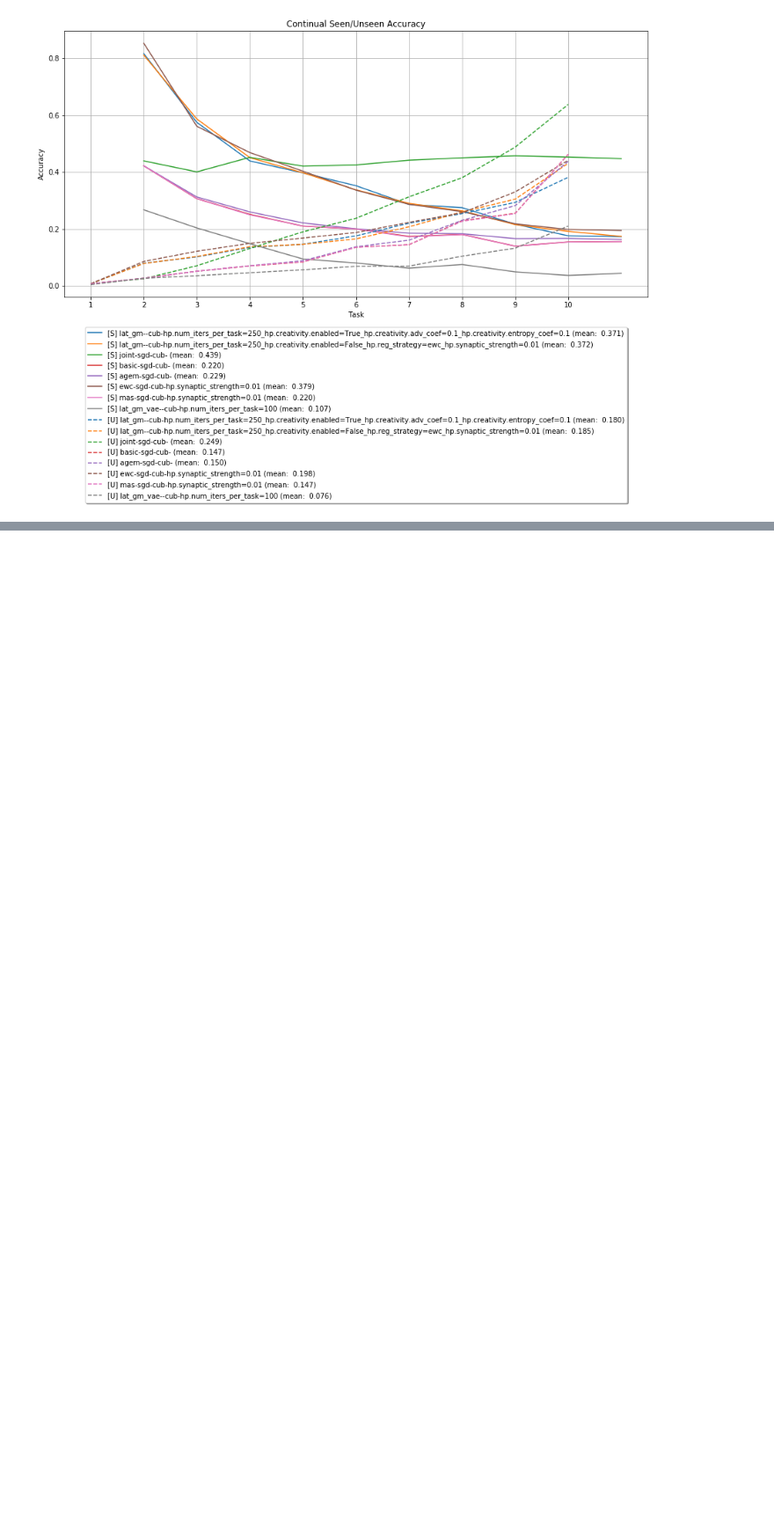
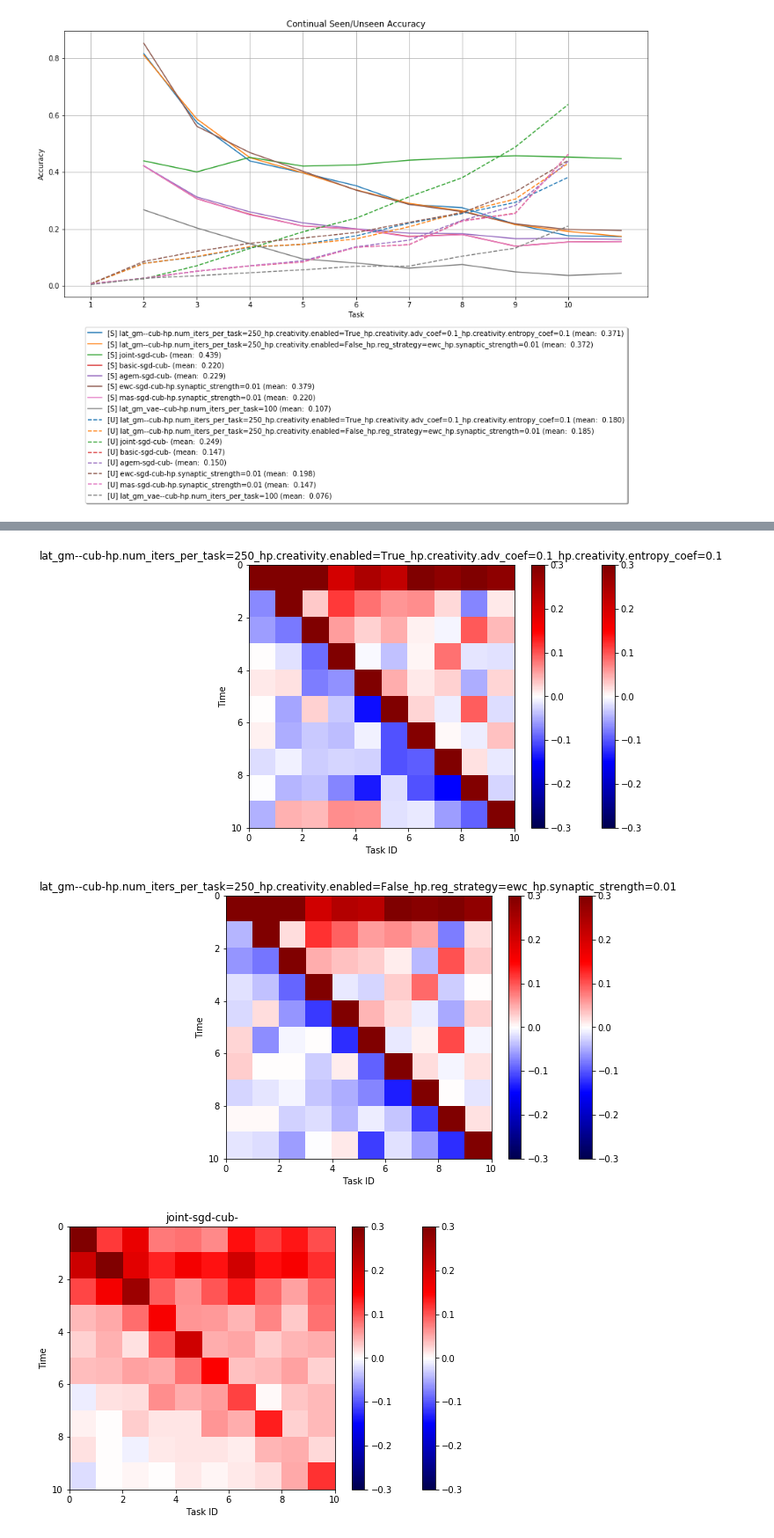
Before and after one commit to universome/class-norm, a Jupyter notebook: notebooks/visualization.ipynb, the cells around one changed output, grey strips where cells are left out. Shown at 88% size. Cells and saved outputs as stored; diff of their text form; code cells hidden in the pictures; blank space fills up the shorter version.

```diff
--- a/notebooks/visualization.ipynb
+++ b/notebooks/visualization.ipynb
@@ -153,0 +155,48 @@ plt.grid()
+# %%
+from tqdm import tqdm
+
+def plot_task_transfer_matrix(values, title: str=''):
+    # https://stackoverflow.com/questions/35727374/creating-a-matplotlib-heatmap-with-two-different-coloured-data-sets
+
+    mask_red = np.triu(np.ones_like(values), k=1).astype(bool)
+    mask_blue = np.tril(np.ones_like(values), k=0).astype(bool)
+
+    values_red = np.ma.masked_where(~mask_red, values)
+    values_blue = np.ma.masked_where(~mask_blue, values)
+
+    # # Make a side-by-side plot
+    fig, ax = plt.subplots(figsize=(10, 5))
+    plt.title(title)
+    redmesh = ax.pcolormesh(values_red, cmap='seismic', vmin=-0.3, vmax=0.3)
+    bluemesh = ax.pcolormesh(values_blue, cmap='seismic', vmin=-0.3, vmax=0.3)
+    # plt.gca().invert_xaxis()
+    plt.gca().invert_yaxis()
+    plt.xlabel('Task ID')
+    plt.ylabel('Time')
+
+    # Add dual colorbars
+    fig.subplots_adjust(bottom=0.05, right=0.78, top=0.88, wspace=0, hspace=0)
+    cbar = fig.colorbar(redmesh)
+    cbar = fig.colorbar(bluemesh)
+    plt.show()
+
+
+# plt.figure(figsize=(20, 5 * 2))
+
+for i, method in enumerate(methods):
+    values_acc = [compute_task_transfer_matrix(l, t, c) for l, t, c in zip(logits_histories[method], targets[method], class_splits[method])]
+    values_acc_avg = np.array(values_acc).mean(0)
+    plot_task_transfer_matrix(values_acc_avg, method)
+
+#     plt.subplot(3, 3, i + 1)
+#     plt.title(f'Task accuracies for [{method}]')
+#     plt.imshow(values_acc_avg, cmap='Blues', vmin=0, vmax=1.)
+#     plt.colorbar(fraction=0.046, pad=0.04)
+#     plt.ylabel('Time')
+#     plt.xlabel('Which task we score')
+#     plt.xticks(tasks - 1, tasks);
+#     plt.yticks(tasks - 1, tasks);
+# %% [output]
+[figure, added]
+[figure, added]
+[figure, added]
```
Also changed, not shown: parts of 9 cells of this notebook, 25 other files.
